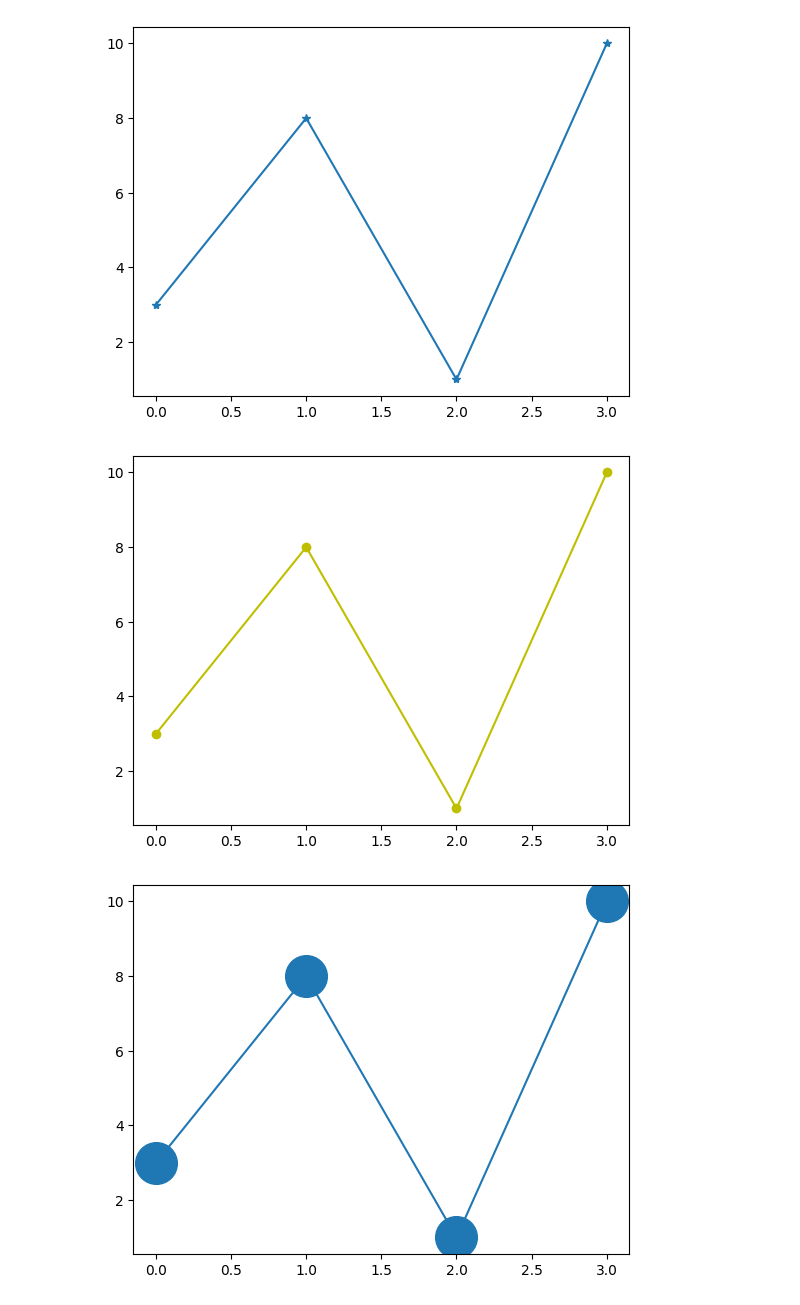
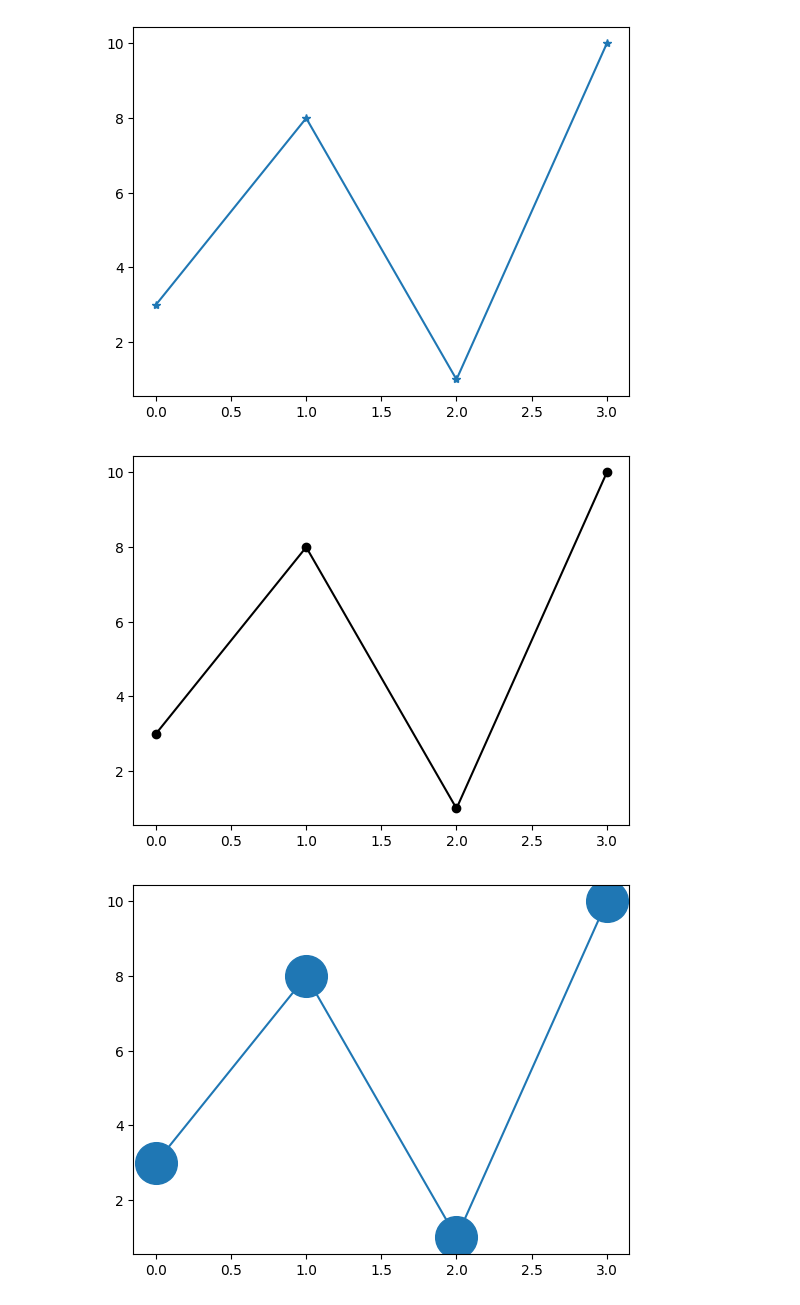
Before and after one commit to RajeshRanaGiet/IML-Lab, a Jupyter notebook: DMDW_LAB.ipynb, the cells around one changed output. Cells and saved outputs as stored; diff of their text form; code cells hidden in the pictures.

```diff
--- a/DMDW_LAB.ipynb
+++ b/DMDW_LAB.ipynb
@@ -132,12 +132,12 @@ plt.show()
 # %%
 import matplotlib.pyplot as plt
 import numpy as np
 
 ypoints = np.array([3,8,1,10])
-plt.plot(ypoints, 'o-y')
+plt.plot(ypoints, 'o-k')
 plt.show()
 # %% [output]
-[figure, old version]
+[figure, new version]
 # %%
 import matplotlib.pyplot as plt
 import numpy as np
```
